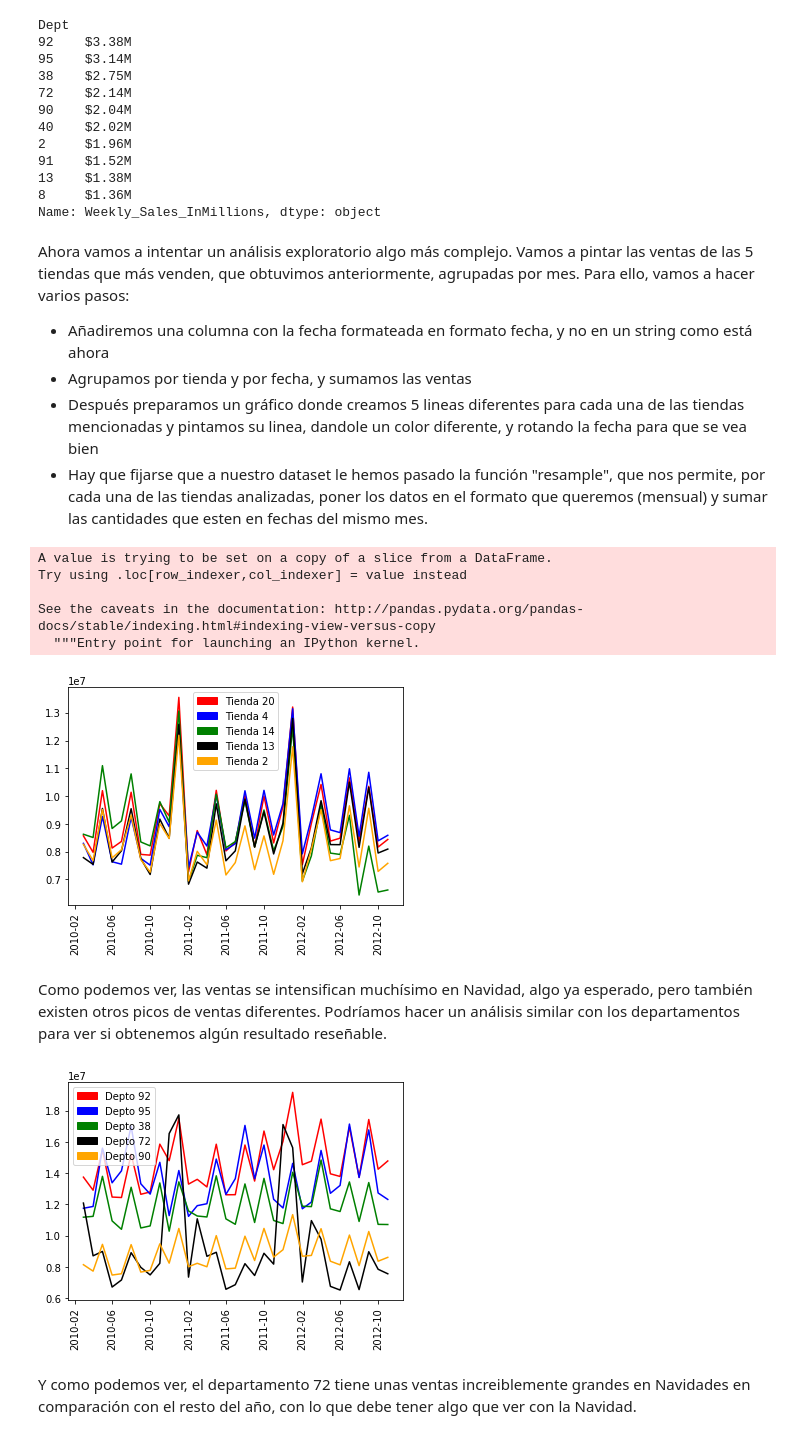
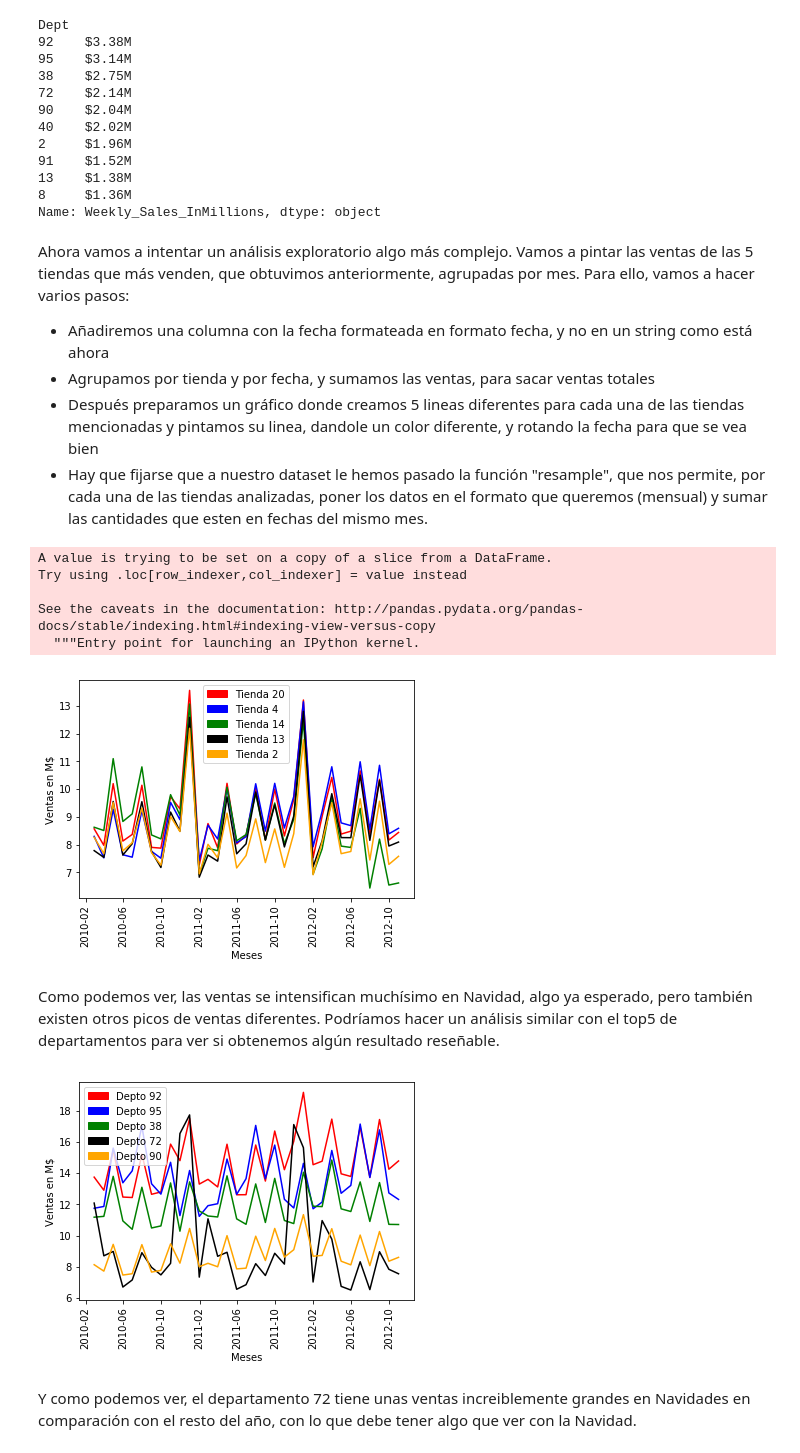
Before and after one commit to ccolado/master-big-data-walmart, a Jupyter notebook: Walmart.ipynb, the cells around one changed output. Drawn from its saved outputs; the diff is of its cells as text; code cells hidden in the pictures.

Commit message:
Cambios añadidos haciendo análisis estadístico de las variables

```diff
--- a/Walmart.ipynb
+++ b/Walmart.ipynb
@@ -315,7 +315,7 @@ Name: Weekly_Sales_InMillions, dtype: object
 Ahora vamos a intentar un análisis exploratorio algo más complejo. Vamos a pintar las ventas de las 5 tiendas que más venden, que obtuvimos anteriormente, agrupadas por mes. Para ello, vamos a hacer varios pasos:
 <ul>
   <li>Añadiremos una columna con la fecha formateada en formato fecha, y no en un string como está ahora</li>
-  <li>Agrupamos por tienda y por fecha, y sumamos las ventas</li>
+  <li>Agrupamos por tienda y por fecha, y sumamos las ventas, para sacar ventas totales</li>
   <li>Después preparamos un gráfico donde creamos 5 lineas diferentes para cada una de las tiendas mencionadas y pintamos su linea, dandole un color diferente, y rotando la fecha para que se vea bien</li>
   <li>Hay que fijarse que a nuestro dataset le hemos pasado la función "resample", que nos permite, por cada una de las tiendas analizadas, poner los datos en el formato que queremos (mensual) y sumar las cantidades que esten en fechas del mismo mes.
 </ul>
@@ -330,11 +330,13 @@ blue_patch = mpatches.Patch(color='blue', label='Tienda 4')
 green_patch = mpatches.Patch(color='green', label='Tienda 14')
 black_patch = mpatches.Patch(color='black', label='Tienda 13')
 orange_patch = mpatches.Patch(color='orange', label='Tienda 2')
-store20 = plt.plot(sales_by_store_and_date.loc[20].resample('M').sum(), color="red")
-store4 = plt.plot(sales_by_store_and_date.loc[4].resample('M').sum(), color="blue")
-store14 = plt.plot(sales_by_store_and_date.loc[14].resample('M').sum(), color="green")
-store13 = plt.plot(sales_by_store_and_date.loc[13].resample('M').sum(), color="black")
-store2 = plt.plot(sales_by_store_and_date.loc[2].resample('M').sum(), color="orange")
+store20 = plt.plot(sales_by_store_and_date.loc[20].resample('M').sum()/1000000, color="red")
+store4 = plt.plot(sales_by_store_and_date.loc[4].resample('M').sum()/1000000, color="blue")
+store14 = plt.plot(sales_by_store_and_date.loc[14].resample('M').sum()/1000000, color="green")
+store13 = plt.plot(sales_by_store_and_date.loc[13].resample('M').sum()/1000000, color="black")
+store2 = plt.plot(sales_by_store_and_date.loc[2].resample('M').sum()/1000000, color="orange")
+_ = plt.xlabel('Meses')
+_ = plt.ylabel('Ventas en M$')
 _= plt.legend(handles=[red_patch, blue_patch, green_patch, black_patch, orange_patch])
 _= plt.xticks(rotation=90)
 # %% [output]
@@ -343,25 +345,27 @@ Try using .loc[row_indexer,col_indexer] = value instead
 
 See the caveats in the documentation: http://pandas.pydata.org/pandas-docs/stable/indexing.html#indexing-view-versus-copy
   """Entry point for launching an IPython kernel.
-[figure, old version]
+[figure, new version]
 # %% [markdown]
-Como podemos ver, las ventas se intensifican muchísimo en Navidad, algo ya esperado, pero también existen otros picos de ventas diferentes. Podríamos hacer un análisis similar con los departamentos para ver si obtenemos algún resultado reseñable.
+Como podemos ver, las ventas se intensifican muchísimo en Navidad, algo ya esperado, pero también existen otros picos de ventas diferentes. Podríamos hacer un análisis similar con el top5 de departamentos para ver si obtenemos algún resultado reseñable.
 # %%
 sales_by_dpto_and_date = clean_walmart_data[["Dept", "Date_Formatted", "Weekly_Sales"]].groupby(["Dept", "Date_Formatted"]).sum()
 %matplotlib inline
 red_dpto_patch = mpatches.Patch(color='red', label='Depto 92')
 blue_dpto_patch = mpatches.Patch(color='blue', label='Depto 95')
 green_dpto_patch = mpatches.Patch(color='green', label='Depto 38')
 black_dpto_patch = mpatches.Patch(color='black', label='Depto 72')
 orange_dpto_patch = mpatches.Patch(color='orange', label='Depto 90')
-dpto92 = plt.plot(sales_by_dpto_and_date.loc[92].resample('M').sum(), color="red")
-dpto95 = plt.plot(sales_by_dpto_and_date.loc[95].resample('M').sum(), color="blue")
-dpto38 = plt.plot(sales_by_dpto_and_date.loc[38].resample('M').sum(), color="green")
-dpto72 = plt.plot(sales_by_dpto_and_date.loc[72].resample('M').sum(), color="black")
-dpto90 = plt.plot(sales_by_dpto_and_date.loc[90].resample('M').sum(), color="orange")
+dpto92 = plt.plot(sales_by_dpto_and_date.loc[92].resample('M').sum()/1000000, color="red")
+dpto95 = plt.plot(sales_by_dpto_and_date.loc[95].resample('M').sum()/1000000, color="blue")
+dpto38 = plt.plot(sales_by_dpto_and_date.loc[38].resample('M').sum()/1000000, color="green")
+dpto72 = plt.plot(sales_by_dpto_and_date.loc[72].resample('M').sum()/1000000, color="black")
+dpto90 = plt.plot(sales_by_dpto_and_date.loc[90].resample('M').sum()/1000000, color="orange")
+_ = plt.xlabel('Meses')
+_ = plt.ylabel('Ventas en M$')
 _= plt.legend(handles=[red_dpto_patch, blue_dpto_patch, green_dpto_patch, black_dpto_patch, orange_dpto_patch])
 _= plt.xticks(rotation=90)
 # %% [output]
-[figure, old version]
+[figure, new version]
 # %% [markdown]
 Y como podemos ver, el departamento 72 tiene unas ventas increiblemente grandes en Navidades en comparación con el resto del año, con lo que debe tener algo que ver con la Navidad.
```
Also changed, not shown: parts of 17 cells of this notebook.
